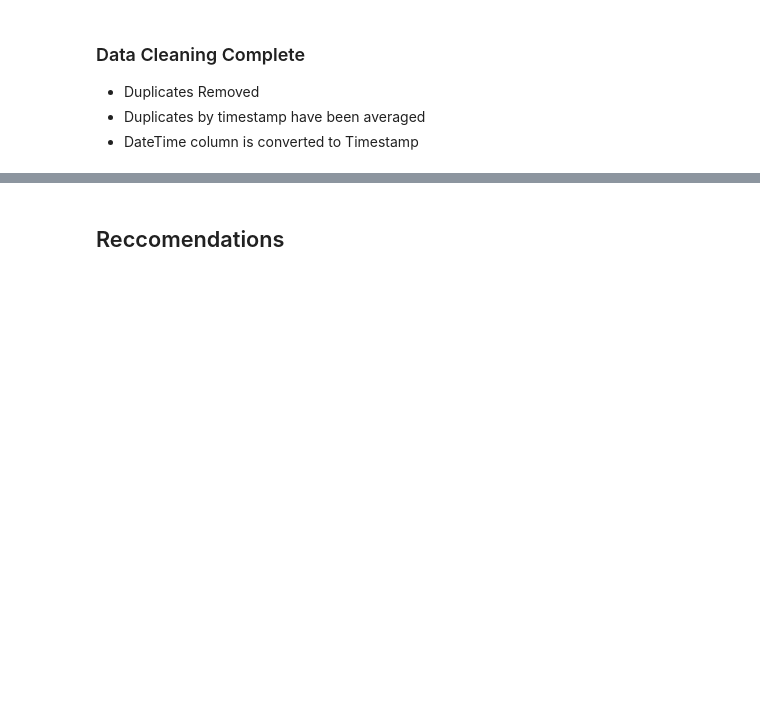
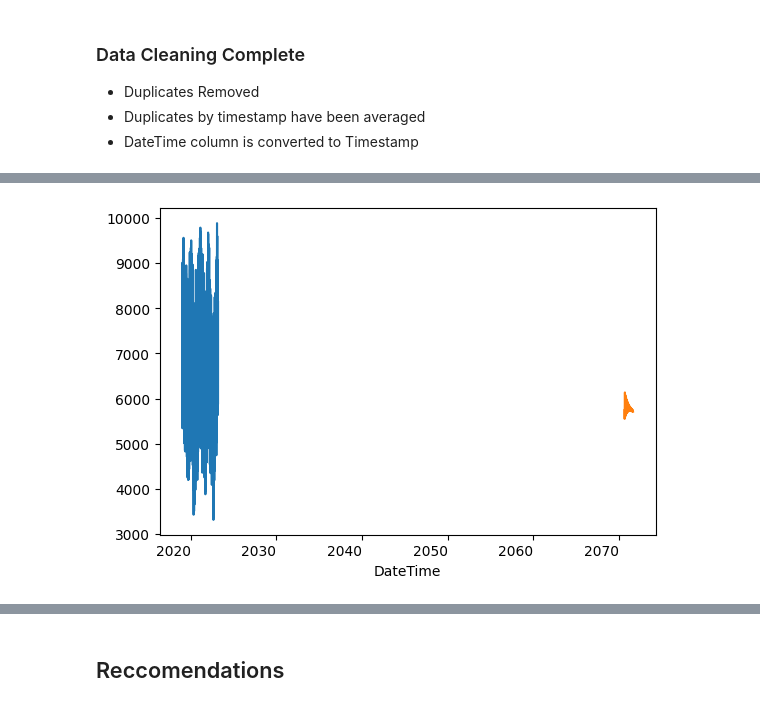
Before and after one commit to DemetriousLloyd/Portfolio, a Jupyter notebook: R_Py_Projects/Time_Series_Modeling_Romanian Electricity.ipynb, the cells around one changed output, grey strips where cells are left out. Cells and saved outputs as stored; diff of their text form; code cells hidden in the pictures; blank space fills up the shorter version.

```diff
--- a/R_Py_Projects/Time_Series_Modeling_Romanian Electricity.ipynb
+++ b/R_Py_Projects/Time_Series_Modeling_Romanian Electricity.ipynb
@@ -206,0 +278,5 @@ fig.tight_layout()
+# %%
+# pip install pmdarima
+# Will re-evalute, wanted the syntax
+from pmdarima.arima import auto_arima
+model = auto_arima(df_clean['Production'], trace=True, error_action='ignore', suppress_warnings=True)
@@ -206,0 +303,8 @@ fig.tight_layout()
+# %%
+forecast = model.predict(n_periods=365)
+# %%
+df_clean['Production'].plot()
+forecast.plot()
+plt.show()
+# %% [output]
+[figure, added]
```
Also changed, not shown: parts of 14 cells of this notebook.
